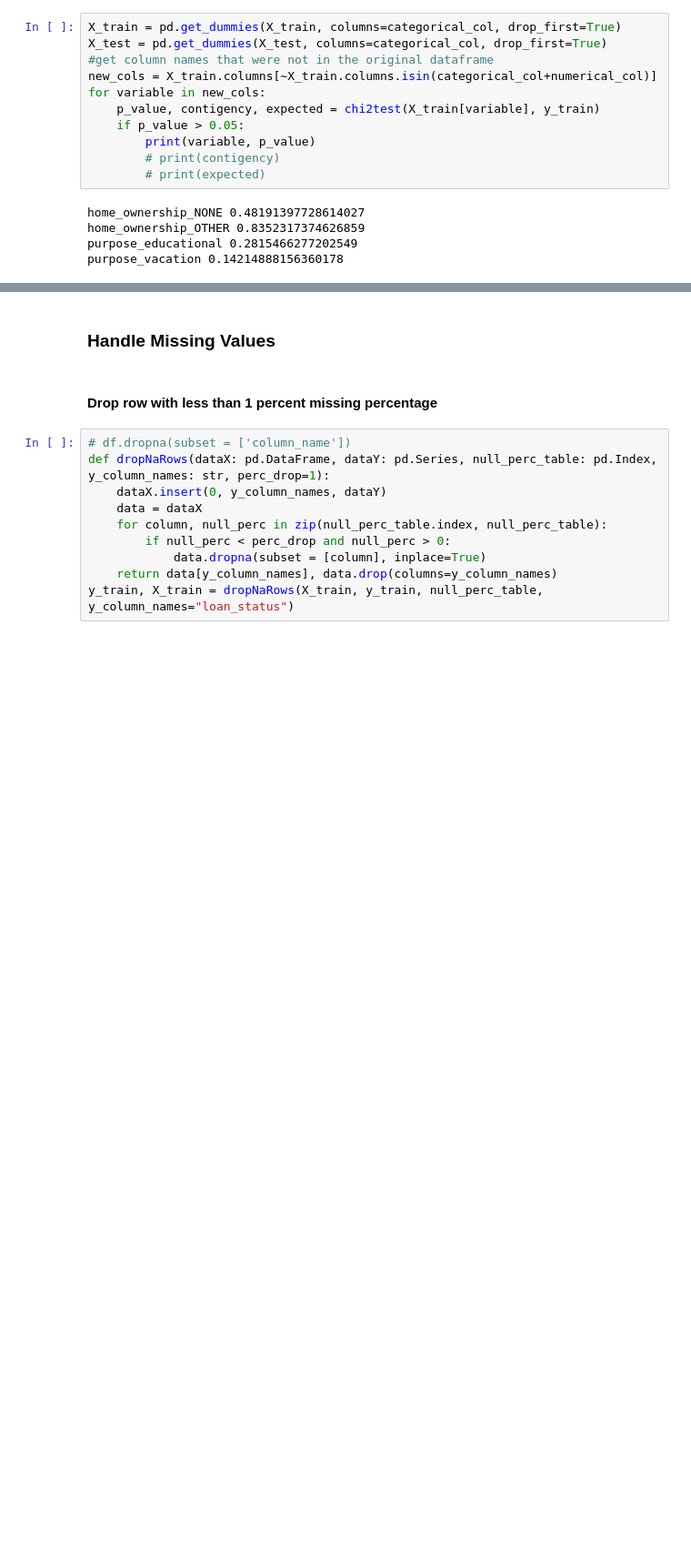
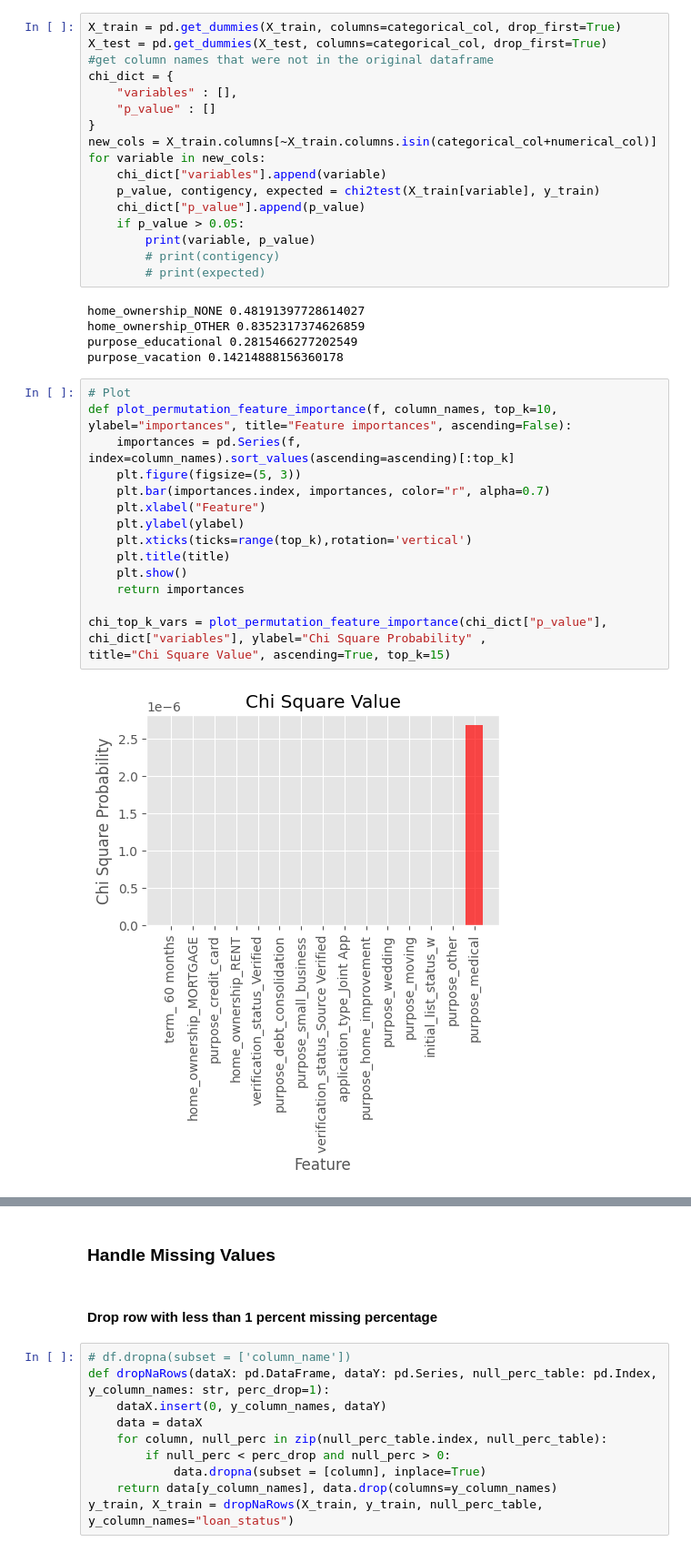
Before and after one commit to bartproo/lendingclub, a Jupyter notebook: Lending Club.ipynb, the cells around one changed output, grey strips where cells are left out. Shown at 91% size. Drawn from its saved outputs; the diff is of its cells as text; blank space fills up the shorter version.

```diff
--- a/Lending Club.ipynb
+++ b/Lending Club.ipynb
@@ -415,9 +415,15 @@ def chi2test(var1, var2, verbose=False):
 X_train = pd.get_dummies(X_train, columns=categorical_col, drop_first=True)
 X_test = pd.get_dummies(X_test, columns=categorical_col, drop_first=True)
 #get column names that were not in the original dataframe
+chi_dict = {
+    "variables" : [],
+    "p_value" : []
+}
 new_cols = X_train.columns[~X_train.columns.isin(categorical_col+numerical_col)]
 for variable in new_cols:
+    chi_dict["variables"].append(variable)
     p_value, contigency, expected = chi2test(X_train[variable], y_train)
+    chi_dict["p_value"].append(p_value)
     if p_value > 0.05:
         print(variable, p_value)
         # print(contigency)
@@ -427,3 +433,20 @@ home_ownership_NONE 0.48191397728614027
 home_ownership_OTHER 0.8352317374626859
 purpose_educational 0.2815466277202549
 purpose_vacation 0.14214888156360178
+# %%
+# Plot
+def plot_permutation_feature_importance(f, column_names, top_k=10, ylabel="importances", title="Feature importances", ascending=False):
+    importances = pd.Series(f, index=column_names).sort_values(ascending=ascending)[:top_k]
+    plt.figure(figsize=(5, 3))
+    plt.bar(importances.index, importances, color="r", alpha=0.7)
+    plt.xlabel("Feature")
+    plt.ylabel(ylabel)
+    plt.xticks(ticks=range(top_k),rotation='vertical')
+    plt.title(title)
+    plt.show()
+    return importances
+
+chi_top_k_vars = plot_permutation_feature_importance(chi_dict["p_value"], chi_dict["variables"], ylabel="Chi Square Probability" ,
+title="Chi Square Value", ascending=True, top_k=15)
+# %% [output]
+[figure, added]
```
Also changed, not shown: parts of 44 cells of this notebook.
